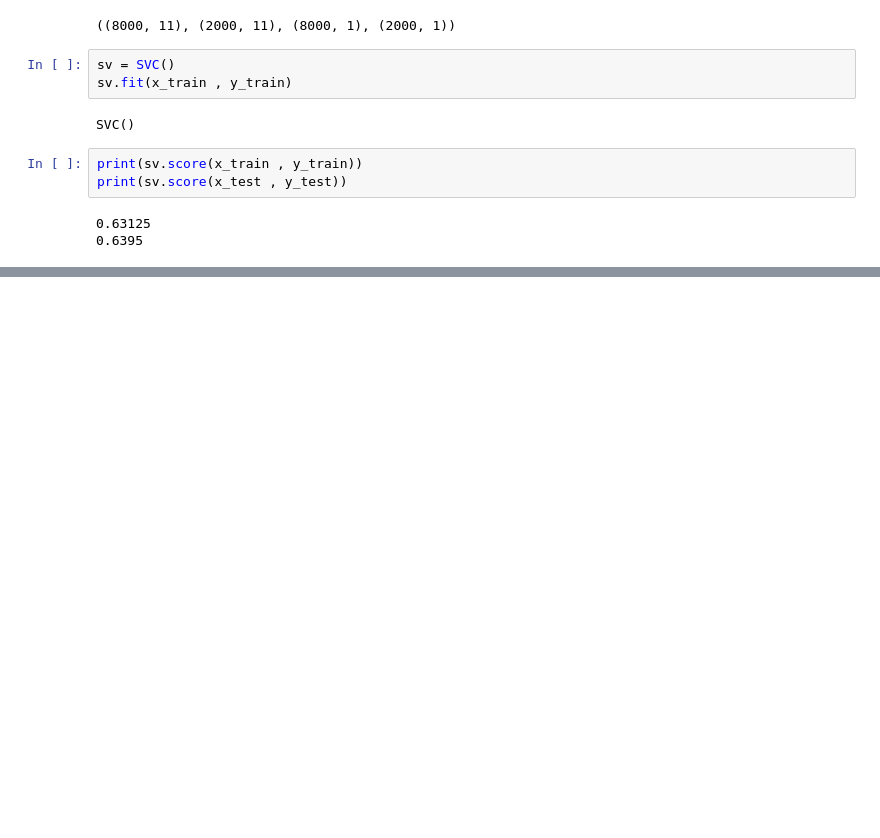
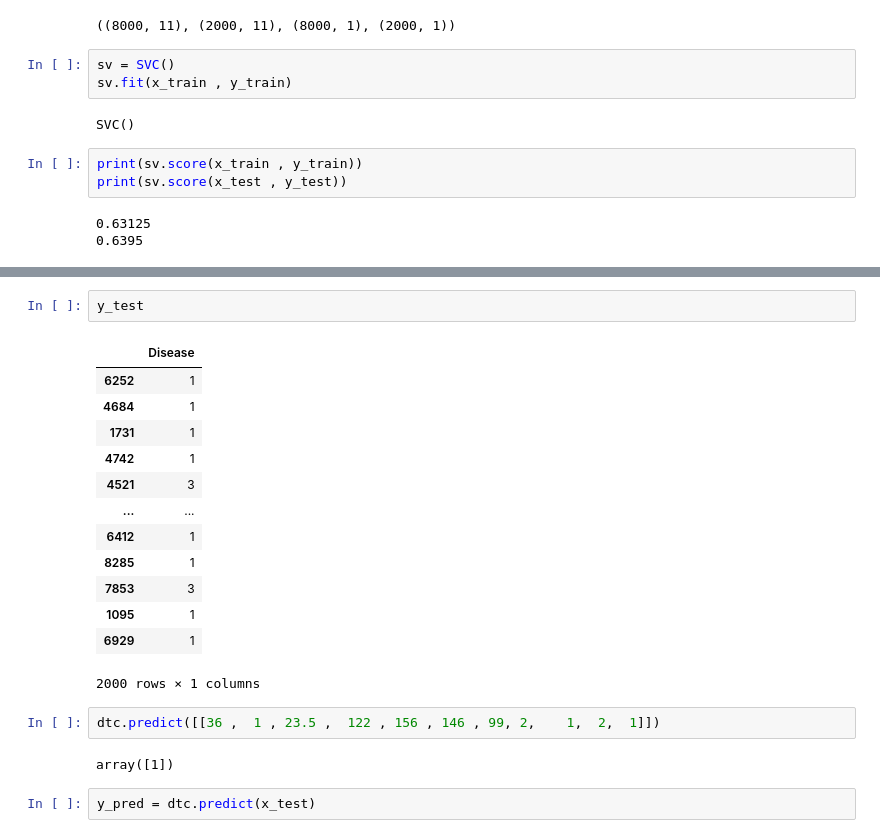
Before and after one commit to Ritika-Gauttam/Medical_Disease_Prediction, a Jupyter notebook: medical_disease_prediction.ipynb, the cells around one changed output, grey strips where cells are left out. Cells and saved outputs as stored; diff of their text form; blank space fills up the shorter version.

```diff
--- a/medical_disease_prediction.ipynb
+++ b/medical_disease_prediction.ipynb
@@ -299,0 +345,22 @@ print(sv.score(x_test , y_test))
+# %%
+y_test
+# %% [output]
+|  | Disease |
+| 6252 | 1 |
+| 4684 | 1 |
+| 1731 | 1 |
+| 4742 | 1 |
+| 4521 | 3 |
+| ... | ... |
+| 6412 | 1 |
+| 8285 | 1 |
+| 7853 | 3 |
+| 1095 | 1 |
+| 6929 | 1 |
+2000 rows × 1 columns
+# %%
+dtc.predict([[36 ,	1 , 23.5 ,	122	, 156 ,	146 , 99, 2, 	1,	2,	1]])
+# %% [output]
+array([1])
+# %%
+y_pred = dtc.predict(x_test)
```
Also changed, not shown: parts of 7 cells of this notebook.
